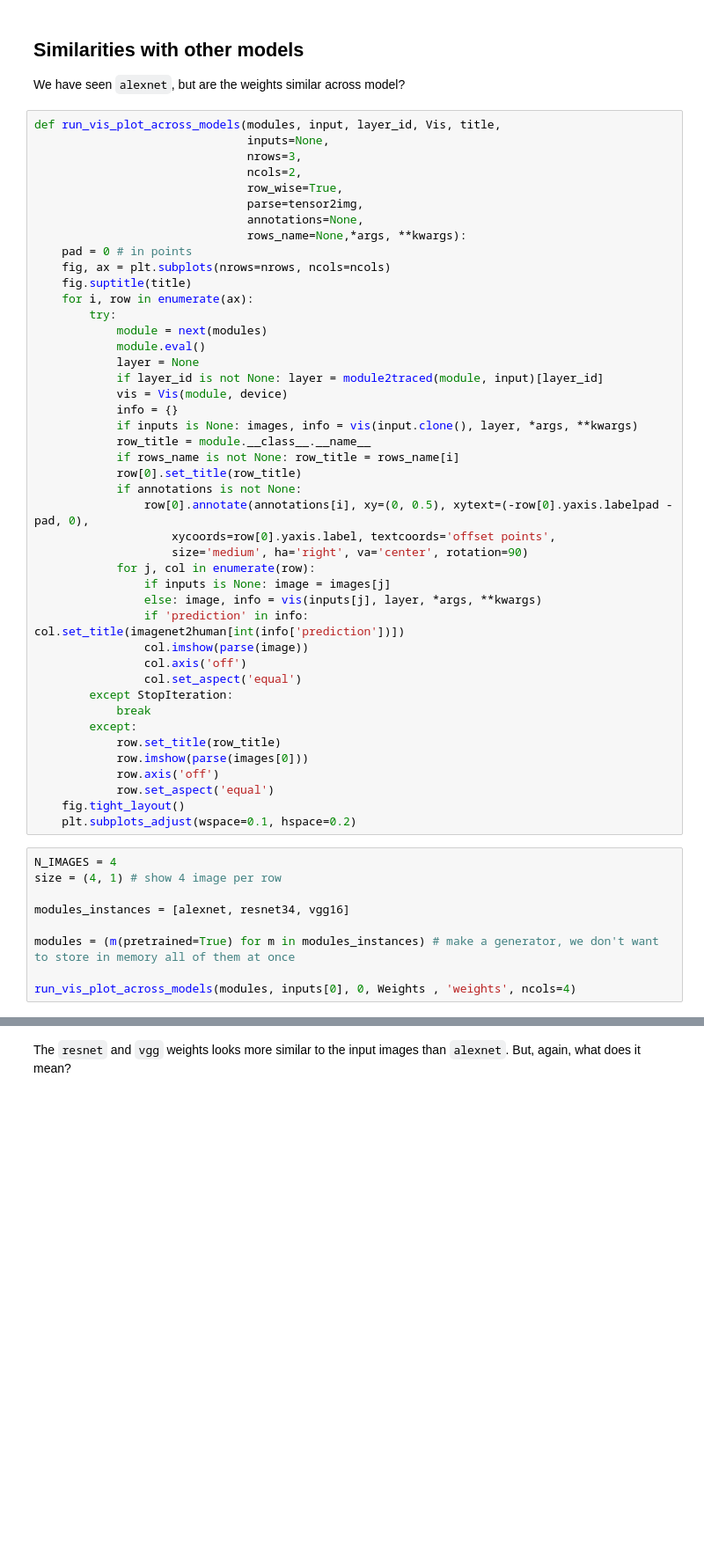
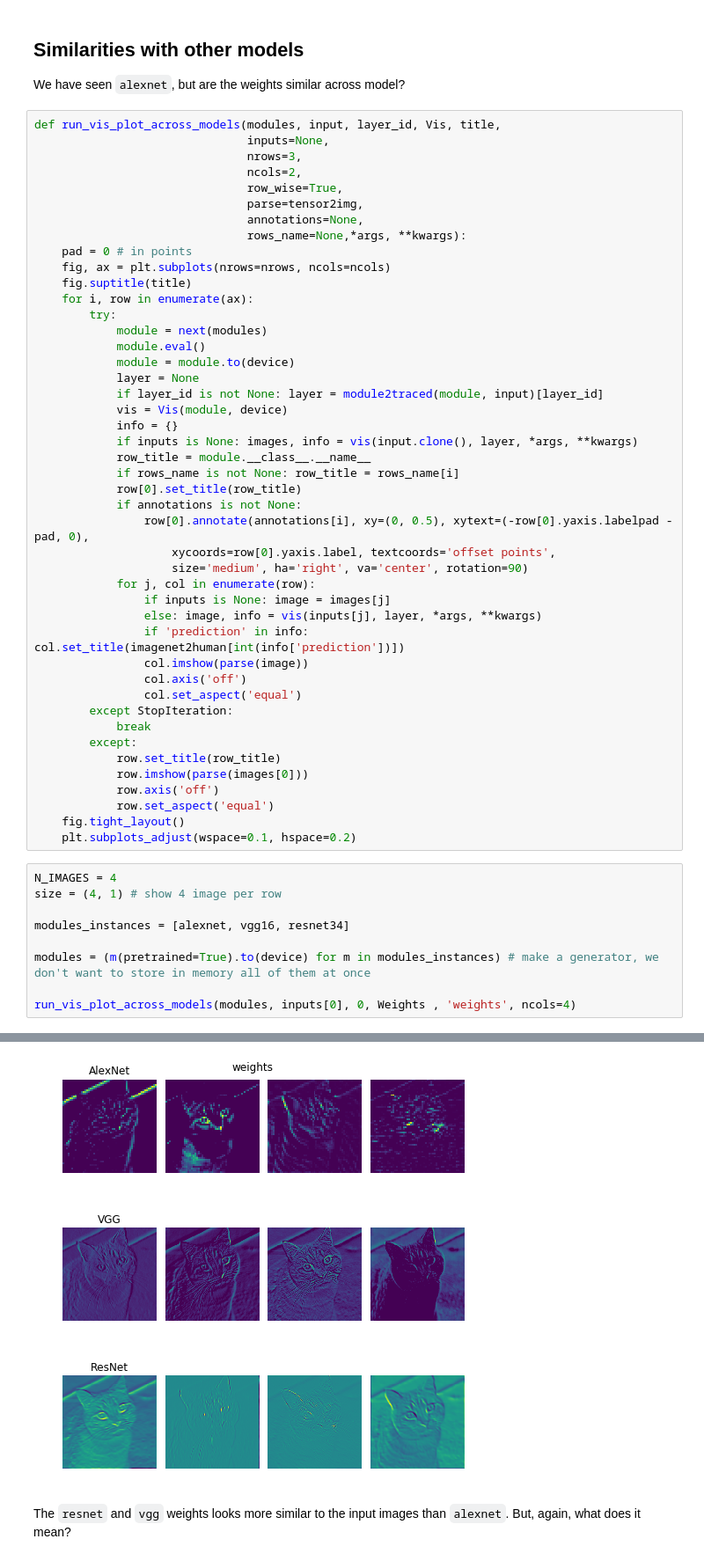
Before and after one commit to FrancescoSaverioZuppichini/A-journey-into-Convolutional-Neural-Network-visualization-, a Jupyter notebook: notebook.ipynb, the cells around one changed output, grey strips where cells are left out. Shown at 88% size. Cells and saved outputs as stored; diff of their text form; blank space fills up the shorter version.

```diff
--- a/notebook.ipynb
+++ b/notebook.ipynb
@@ -284,6 +267,7 @@ def run_vis_plot_across_models(modules, input, layer_id, Vis, title,
         try:
             module = next(modules)
             module.eval()
+            module = module.to(device)
             layer = None
             if layer_id is not None: layer = module2traced(module, input)[layer_id]
             vis = Vis(module, device)
@@ -316,9 +300,9 @@ def run_vis_plot_across_models(modules, input, layer_id, Vis, title,
 N_IMAGES = 4
 size = (4, 1) # show 4 image per row
 
-modules_instances = [alexnet, resnet34, vgg16]
+modules_instances = [alexnet, vgg16, resnet34]
 
-modules = (m(pretrained=True) for m in modules_instances) # make a generator, we don't want to store in memory all of them at once
+modules = (m(pretrained=True).to(device) for m in modules_instances) # make a generator, we don't want to store in memory all of them at once
 
 run_vis_plot_across_models(modules, inputs[0], 0, Weights , 'weights', ncols=4)
 # %% [output]
@@ -327,3 +309,4 @@ run_vis_plot_across_models(modules, inputs[0], 0, Weights , 'weights', ncols=4)
+[figure, added]
 # %% [markdown]
 The `resnet` and `vgg` weights looks more similar to the input images than `alexnet`. But, again, what does it mean?
 # %% [markdown]
```
Also changed, not shown: parts of 38 cells of this notebook, 3 other files.
